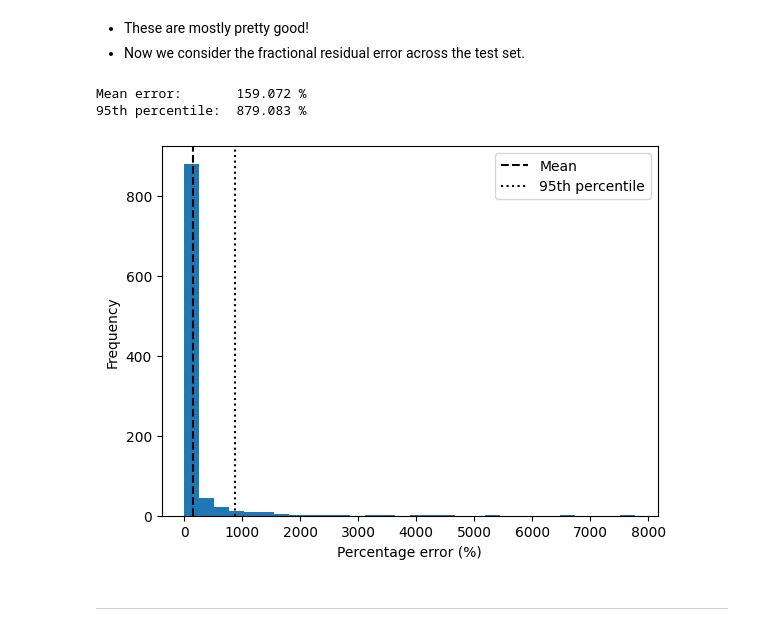
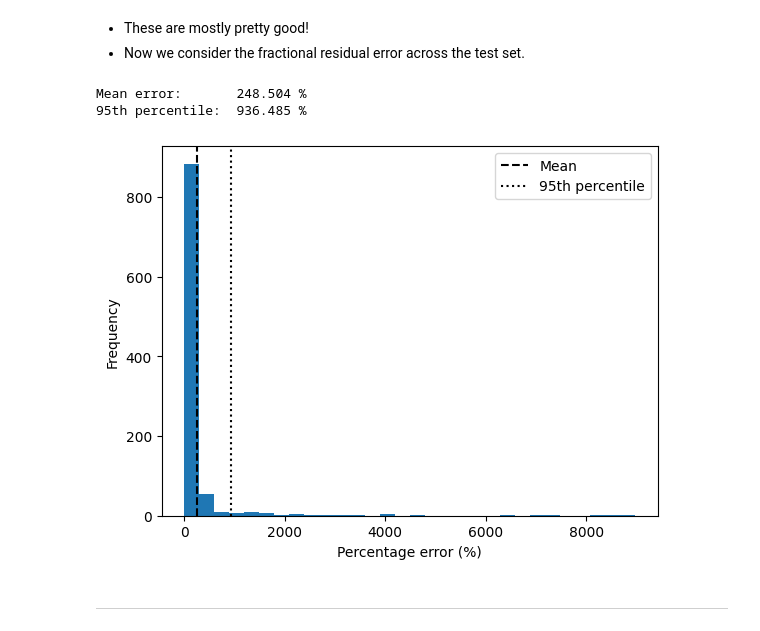
Before and after one commit to JoeyWee1/Machine-Learning-Enhanced-Inference-of-the-21-cm-Power-Spectrum-at-Cosmic-Dawn, a Jupyter notebook: ML_inference.ipynb, the cells around one changed output. Drawn from its saved outputs; the diff is of its cells as text; code cells hidden in the pictures.

```diff
--- a/ML_inference.ipynb
+++ b/ML_inference.ipynb
@@ -634,27 +667,34 @@ The test loss MSE is 4.463e-04 in normalised space
 - These are mostly pretty good!
 - Now we consider the fractional residual error across the test set.
 # %%
+# test_frac_residuals = []
+# mean_test_error = 100 * np.mean(
+#     np.abs(power_test - test_pred_spectra) / np.abs(power_test),
+#     axis=1
+# )
+
 test_frac_residuals = []
-mean_test_error = 100 * np.mean(
-    np.abs(power_test - test_pred_spectra) / np.abs(power_test),
-    axis=1
+denom = np.maximum(np.abs(power_test), 1e-8)
+mean_test_error = 100.0 * np.mean(
+np.abs(power_test - test_pred_spectra) / denom,
+axis=1,
 )
 
 print(f'Mean error:       {np.mean(mean_test_error):.3f} %')
 print(f'95th percentile:  {np.quantile(mean_test_error, 0.95):.3f} %')
 
 plt.hist(mean_test_error, bins=30)
 plt.axvline(np.mean(mean_test_error),          label='Mean',          ls='--', c='k')
 plt.axvline(np.quantile(mean_test_error, 0.95),label='95th percentile', ls=':',  c='k')
 plt.xlabel('Percentage error (%)')
 plt.ylabel('Frequency')
 plt.legend()
 plt.savefig('errors.png', dpi=300, bbox_inches='tight')
 plt.show()
 # %% [output]
-Mean error:       159.072 %
-95th percentile:  879.083 %
+Mean error:       248.504 %
+95th percentile:  936.485 %
-[figure, old version]
+[figure, new version]
 # %% [markdown]
 ---------------------------------------
 # %%
```
Also changed, not shown: parts of 9 cells of this notebook, 2 other files.
